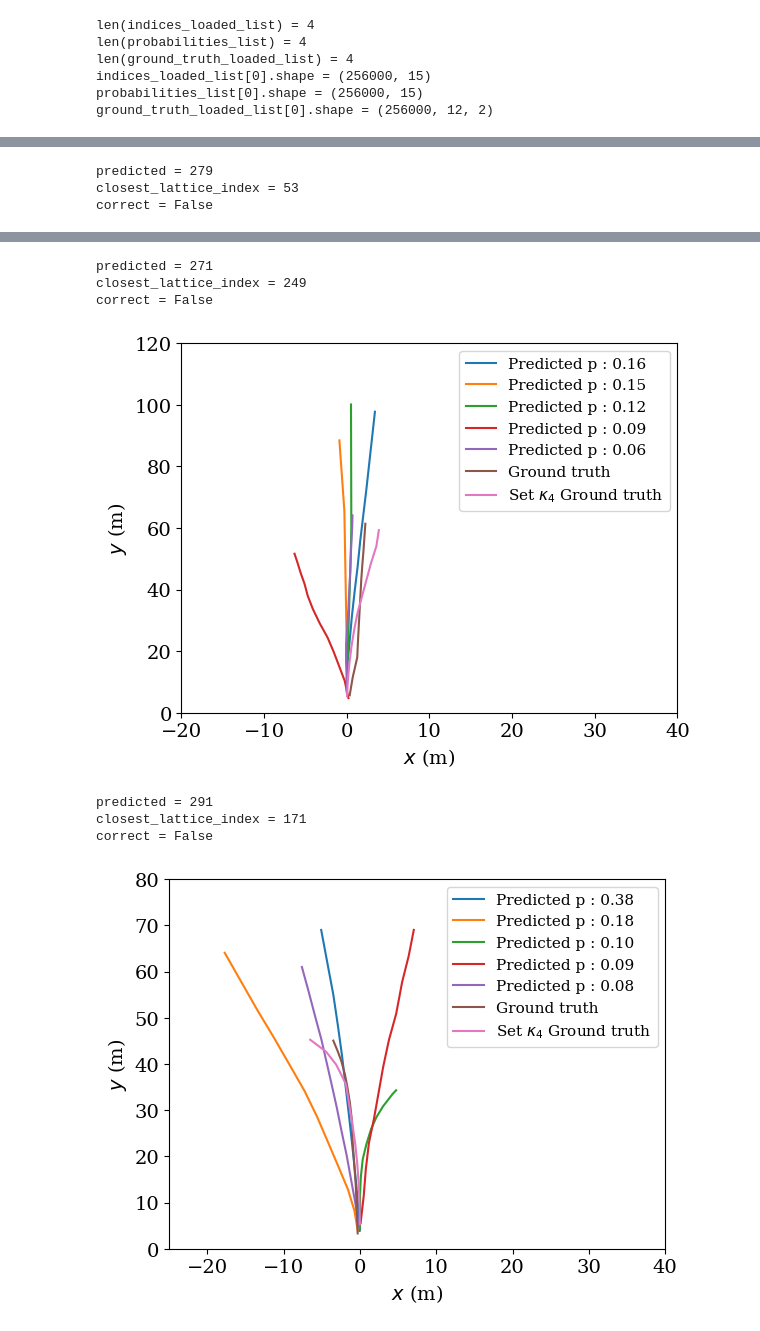
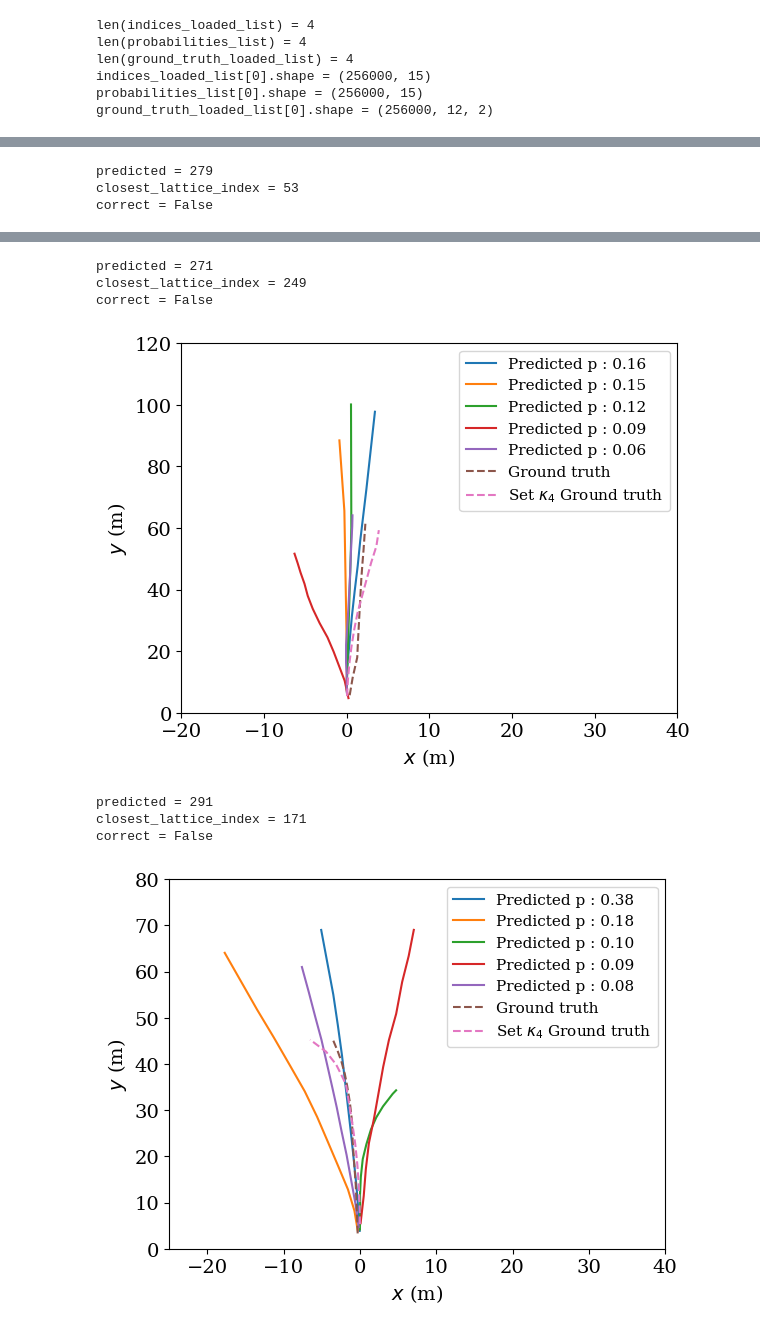
Before and after one commit to dolander1/nuscenes_dolander1, a Jupyter notebook: python-sdk/tutorials/compareTrajectories.ipynb, the cells around one changed output, grey strips where cells are left out. Drawn from its saved outputs; the diff is of its cells as text; code cells hidden in the pictures.

```diff
--- a/python-sdk/tutorials/compareTrajectories.ipynb
+++ b/python-sdk/tutorials/compareTrajectories.ipynb
@@ -102,33 +102,33 @@ for epoch, index, name, limits in zip(epochs, indices, name_list, limits_list):
 
     # Lattice ground truth
     predicted = topProbabilitiesIndices[0]
     print(f"predicted = {predicted}")
     print(f"closest_lattice_index = {closest_lattice_index}")
     correct = (predicted == closest_lattice_index)
     print(f"correct = {correct}")
 
     [plt.plot(lattice_list[file_number][mode,:,0],lattice_list[file_number][mode,:,1], label=f"Predicted p : {topProbabilities[i]:.2f}") for i, mode in enumerate(topProbabilitiesIndices)]
-    plt.plot(ground_truth_trajectory[:,0], ground_truth_trajectory[:,1], label="Ground truth")
-    plt.plot(lattice_list[file_number][closest_lattice_index,:,0],lattice_list[file_number][closest_lattice_index,:,1], label="Set $\kappa_4$ Ground truth")
+    plt.plot(ground_truth_trajectory[:,0], ground_truth_trajectory[:,1], label="Ground truth", linestyle='--')
+    plt.plot(lattice_list[file_number][closest_lattice_index,:,0],lattice_list[file_number][closest_lattice_index,:,1], label="Set $\kappa_4$ Ground truth", linestyle='--')
     plt.ylim([limits[2],limits[3]]); plt.xlim([limits[0],limits[1]]); plt.legend(fontsize=legend_font_size);
     plt.xlabel('$x$ (m)')
     plt.ylabel('$y$ (m)')
     plt.savefig(f"saveResults/compareDatasets/{name}.pdf")
     plt.show()
 # %% [output]
 predicted = 207
 closest_lattice_index = 377
 correct = False
 [figure]
 predicted = 279
 closest_lattice_index = 53
 correct = False
 [figure]
 predicted = 271
 closest_lattice_index = 249
 correct = False
 [figure]
 predicted = 291
 closest_lattice_index = 171
 correct = False
-[figure, old version]
+[figure, new version]
```
Also changed, not shown: 4 other files.
